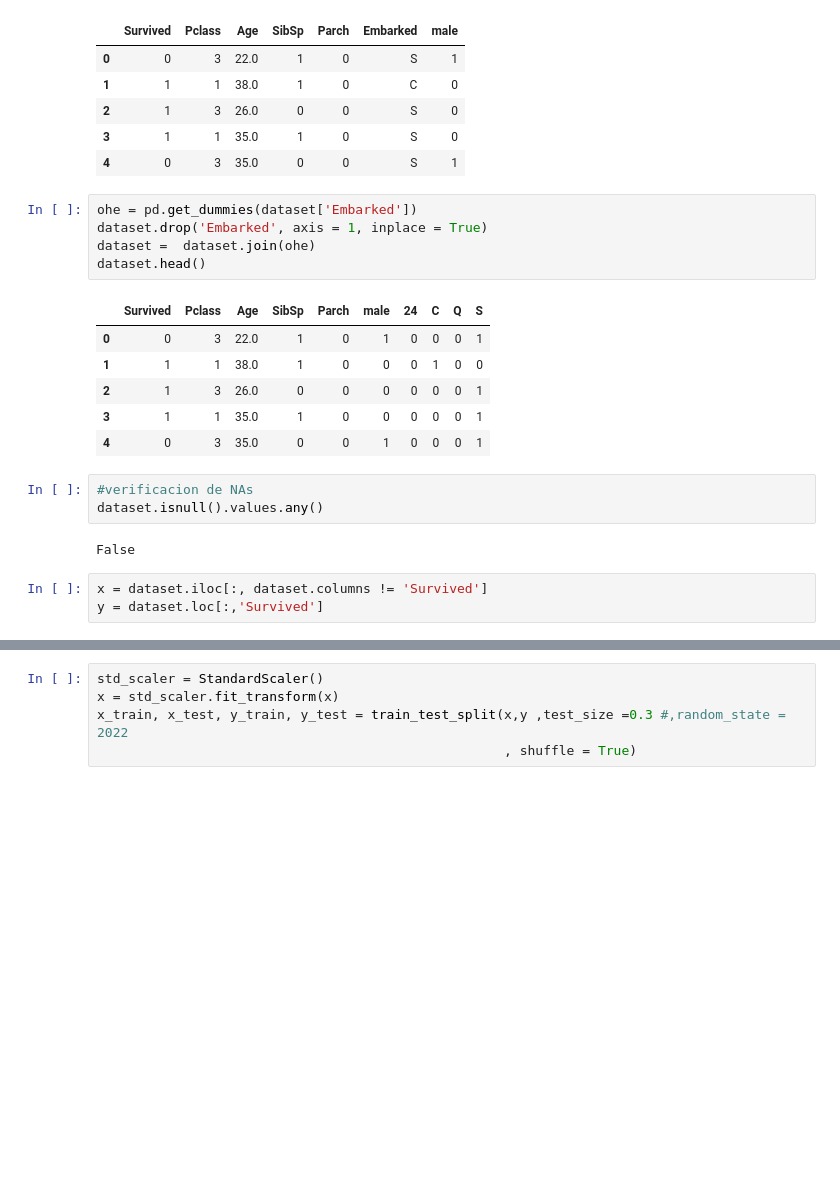
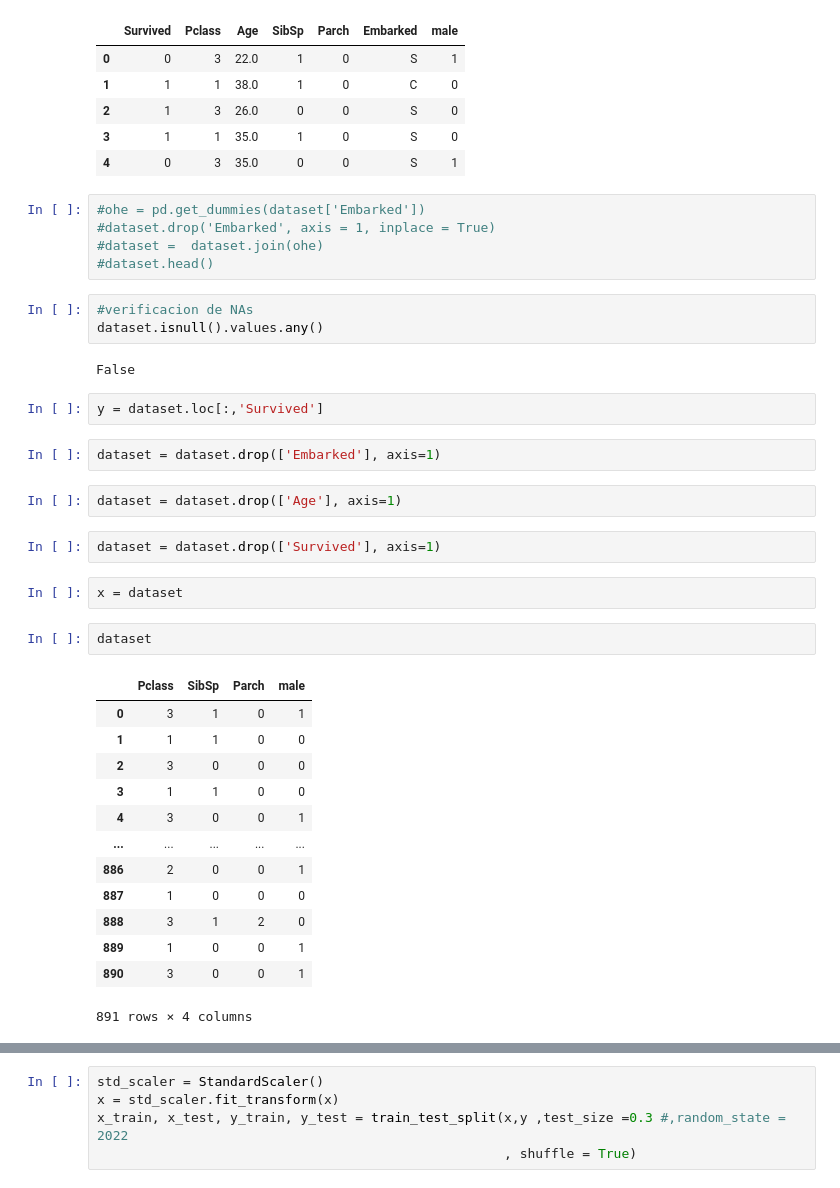
Before and after one commit to Jhonnatan88/Laboratorio1-Statical-Learning, a Jupyter notebook: Laboratorio1.ipynb, the cells around one changed output, grey strips where cells are left out. Cells and saved outputs as stored; diff of their text form; blank space fills up the shorter version.

```diff
--- a/Laboratorio1.ipynb
+++ b/Laboratorio1.ipynb
@@ -75,22 +75,38 @@ dataset.head()
 | 3 | 1 | 1 | 35.0 | 1 | 0 | S | 0 |
 | 4 | 0 | 3 | 35.0 | 0 | 0 | S | 1 |
 # %%
-ohe = pd.get_dummies(dataset['Embarked'])
-dataset.drop('Embarked', axis = 1, inplace = True)
-dataset =  dataset.join(ohe)
-dataset.head()
+#ohe = pd.get_dummies(dataset['Embarked'])
+#dataset.drop('Embarked', axis = 1, inplace = True)
+#dataset =  dataset.join(ohe)
+#dataset.head()
-# %% [output]
-|  | Survived | Pclass | Age | SibSp | Parch | male | 24 | C | Q | S |
-| 0 | 0 | 3 | 22.0 | 1 | 0 | 1 | 0 | 0 | 0 | 1 |
-| 1 | 1 | 1 | 38.0 | 1 | 0 | 0 | 0 | 1 | 0 | 0 |
-| 2 | 1 | 3 | 26.0 | 0 | 0 | 0 | 0 | 0 | 0 | 1 |
-| 3 | 1 | 1 | 35.0 | 1 | 0 | 0 | 0 | 0 | 0 | 1 |
-| 4 | 0 | 3 | 35.0 | 0 | 0 | 1 | 0 | 0 | 0 | 1 |
 # %%
 #verificacion de NAs
 dataset.isnull().values.any()
 # %% [output]
 False
 # %%
-x = dataset.iloc[:, dataset.columns != 'Survived']
 y = dataset.loc[:,'Survived']
+# %%
+dataset = dataset.drop(['Embarked'], axis=1)
+# %%
+dataset = dataset.drop(['Age'], axis=1)
+# %%
+dataset = dataset.drop(['Survived'], axis=1)
+# %%
+x = dataset
+# %%
+dataset
+# %% [output]
+|  | Pclass | SibSp | Parch | male |
+| 0 | 3 | 1 | 0 | 1 |
+| 1 | 1 | 1 | 0 | 0 |
+| 2 | 3 | 0 | 0 | 0 |
+| 3 | 1 | 1 | 0 | 0 |
+| 4 | 3 | 0 | 0 | 1 |
+| ... | ... | ... | ... | ... |
+| 886 | 2 | 0 | 0 | 1 |
+| 887 | 1 | 0 | 0 | 0 |
+| 888 | 3 | 1 | 2 | 0 |
+| 889 | 1 | 0 | 0 | 1 |
+| 890 | 3 | 0 | 0 | 1 |
+891 rows × 4 columns
```
Also changed, not shown: parts of 33 cells of this notebook.
